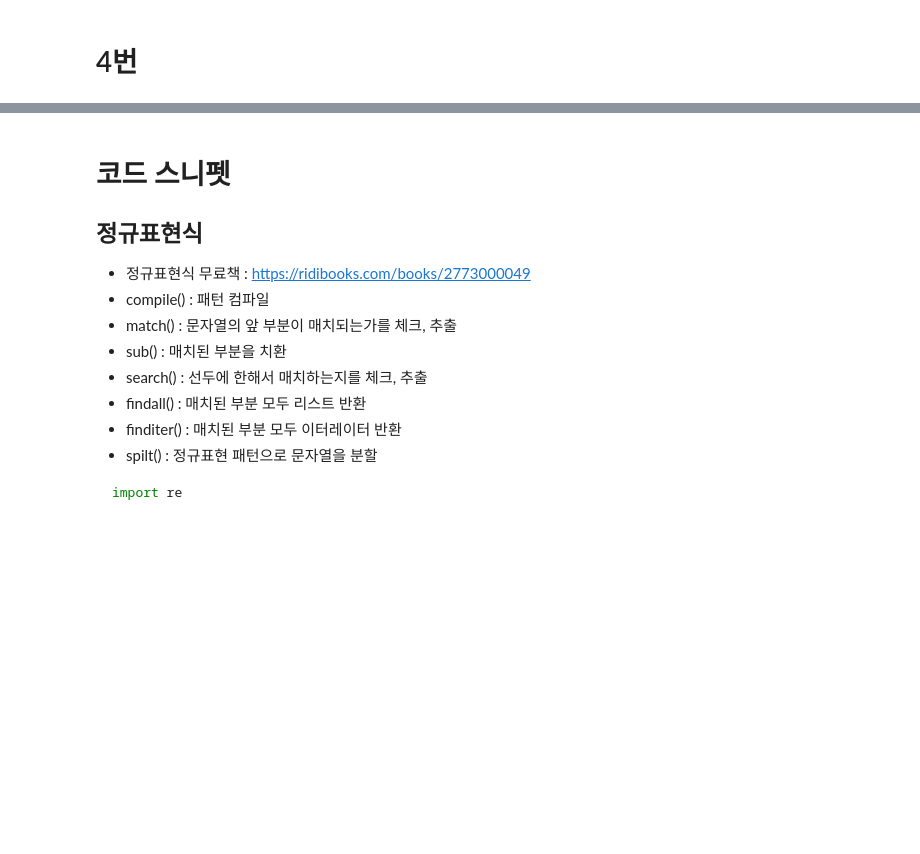
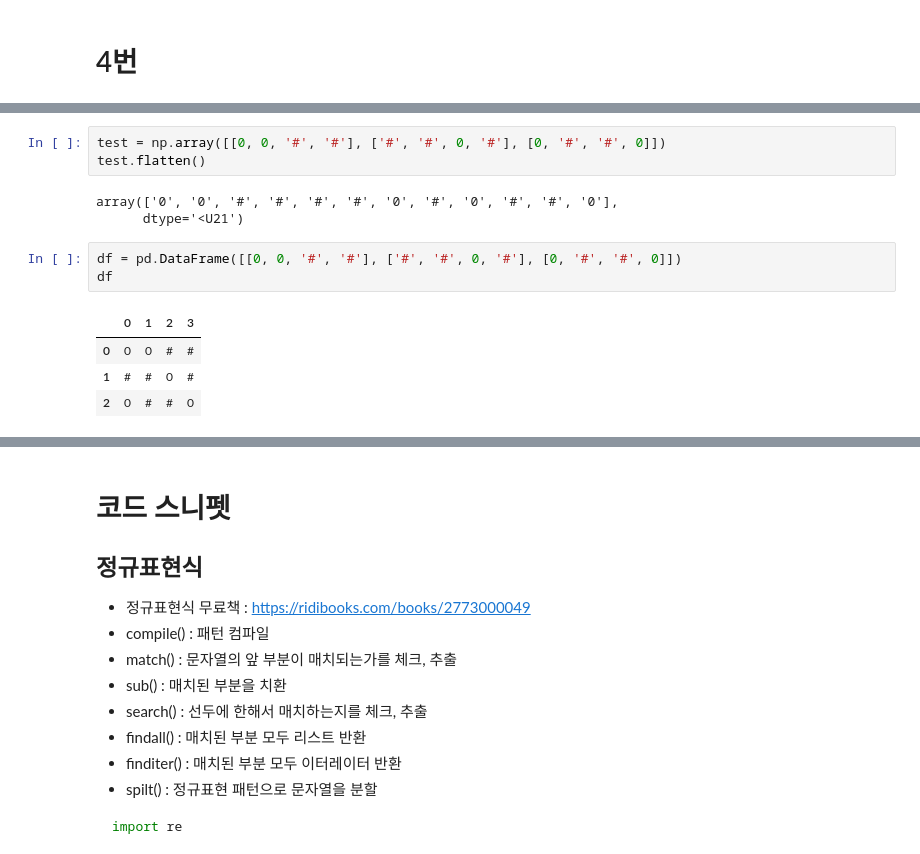
Before and after one commit to paullabkorea/Algorithm-walk-with-wenivs, a Jupyter notebook: 3. pyalgo 풀이/pyalgo_10문제풀이.ipynb, the cells around one changed output, grey strips where cells are left out. Saved outputs shown, nothing was run; the diff lists cells and outputs as text; blank space fills up the shorter version.

```diff
--- a/3. pyalgo 풀이/pyalgo_10문제풀이.ipynb
+++ b/3. pyalgo 풀이/pyalgo_10문제풀이.ipynb
@@ -387,0 +505,14 @@ c 100
+# %%
+test = np.array([[0, 0, '#', '#'], ['#', '#', 0, '#'], [0, '#', '#', 0]])
+test.flatten()
+# %% [output]
+array(['0', '0', '#', '#', '#', '#', '0', '#', '0', '#', '#', '0'],
+      dtype='<U21')
+# %%
+df = pd.DataFrame([[0, 0, '#', '#'], ['#', '#', 0, '#'], [0, '#', '#', 0]])
+df
+# %% [output]
+|  | 0 | 1 | 2 | 3 |
+| 0 | 0 | 0 | # | # |
+| 1 | # | # | 0 | # |
+| 2 | 0 | # | # | 0 |
```
Also changed, not shown: parts of 142 cells of this notebook.
